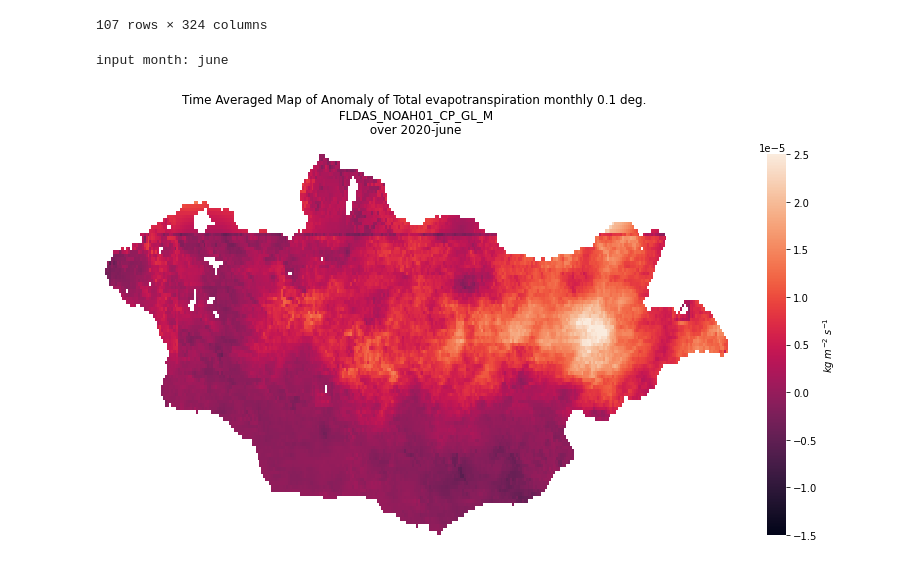
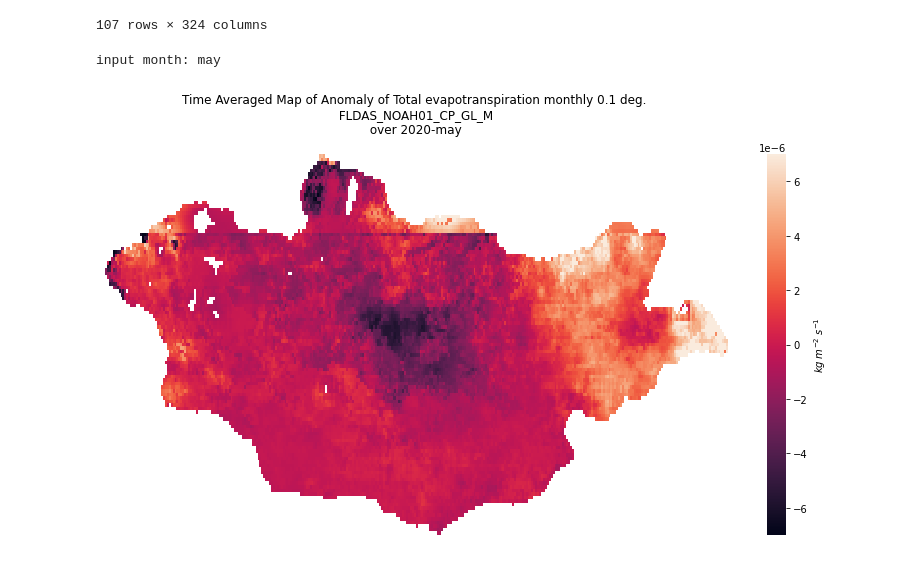
Before and after one commit to astervolta/ET-repo, a Jupyter notebook: csv-to-heat-map-fldas-et-anomaly.ipynb, the cells around one changed output. Saved outputs shown, nothing was run; the diff lists cells and outputs as text; code cells hidden in the pictures.

Commit message:
updated et-a csv to heatmap

```diff
--- a/csv-to-heat-map-fldas-et-anomaly.ipynb
+++ b/csv-to-heat-map-fldas-et-anomaly.ipynb
@@ -45,20 +45,20 @@ df_et_a
 | 105 | NaN | NaN | NaN | NaN | NaN | NaN | NaN | NaN | NaN | NaN | ... | ... |
 | 106 | NaN | NaN | NaN | NaN | NaN | NaN | NaN | NaN | NaN | NaN | ... | ... |
 107 rows × 324 columns
-# %%
-month = input('input month: ')
-# %% [output]
-input month: june
+# %%
+month = input('input month: ')
+# %% [output]
+input month: may
 # %%
 # HeatMap
 fig, ax = plt.subplots(figsize=(14,7))         # Sample figsize in inches
-heat_map = sns.heatmap(df_et_a, xticklabels=False, yticklabels=False, vmin=-1.5e-5, vmax=2.5e-5,
+heat_map = sns.heatmap(df_et_a, xticklabels=False, yticklabels=False, vmin=-7e-6, vmax=7e-6,
                        cbar_kws={'label': '$kg\;m^{-2}\;s^{-1}$'}) #cmap="PiYG"
 
 # Add Title
 plt.title('Time Averaged Map of Anomaly of Total evapotranspiration monthly 0.1 deg. \n FLDAS_NOAH01_CP_GL_M \n over 2020-'+month+' \n')
 
 # Display
 plt.show()
 # %% [output]
-[figure, old version]
+[figure, new version]
```
Also changed, not shown: parts of 1 cell of this notebook.
